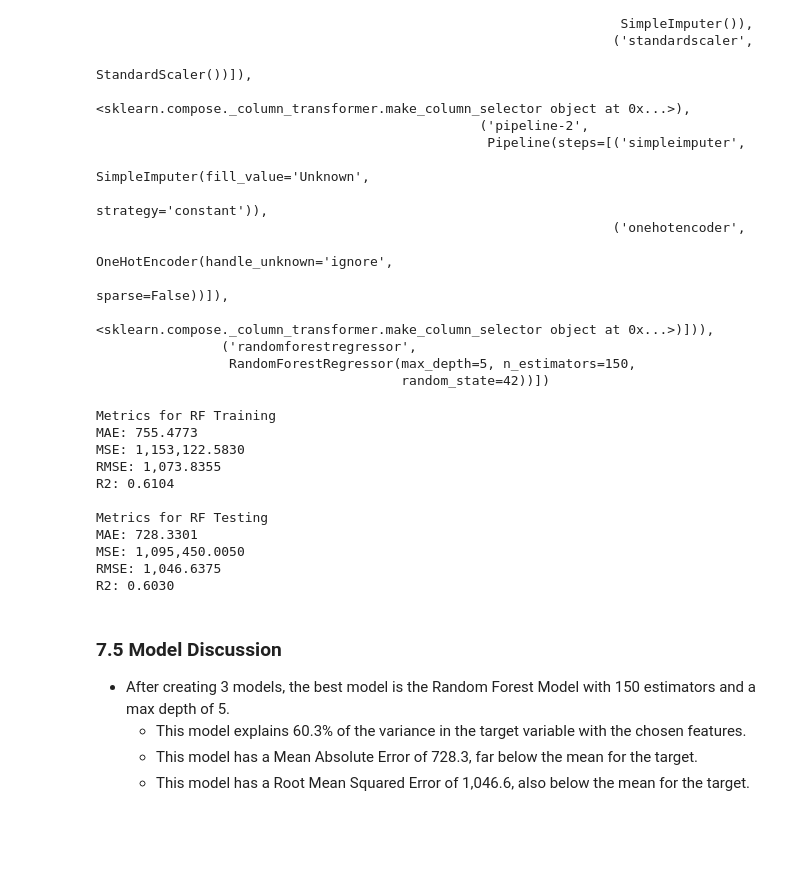
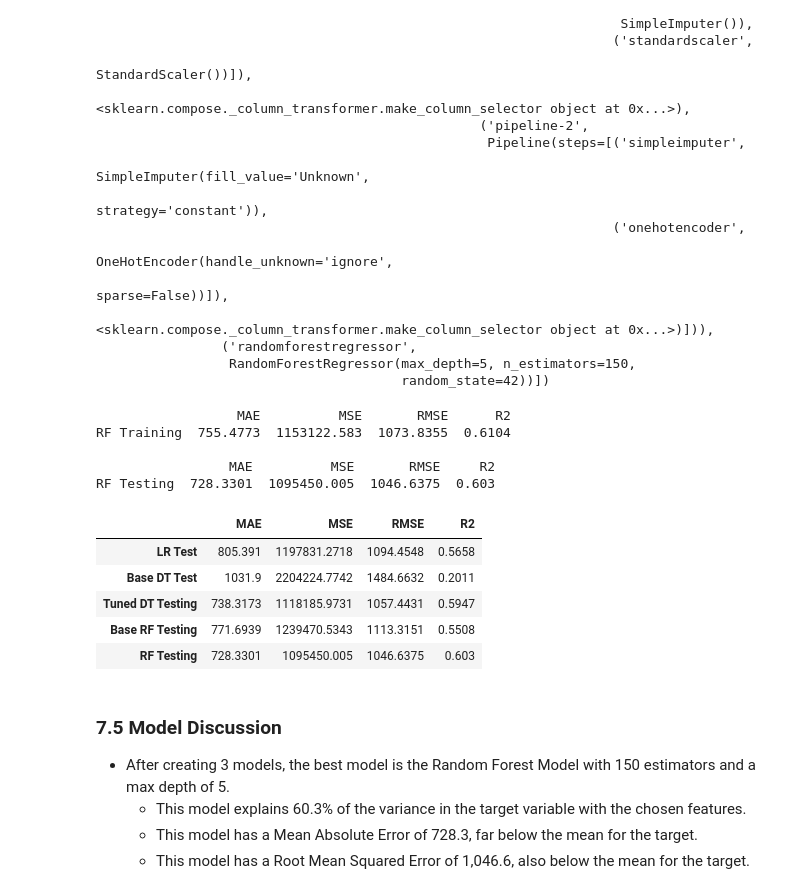
Before and after one commit to RaymondGarcia1107/CodingDojoProject1, a Jupyter notebook: Sales_Predictions.ipynb, the cells around one changed output. Drawn from its saved outputs; the diff is of its cells as text; code cells hidden in the pictures; blank space fills up the shorter version.

```diff
--- a/Sales_Predictions.ipynb
+++ b/Sales_Predictions.ipynb
@@ -941,6 +947,7 @@ y_hat_train_linear = lin_pipe.predict(X_train)
 y_hat_test_linear = lin_pipe.predict(X_test)
 
 # Score
-model_eval(y_train, y_hat_train_linear, 'LR Train')
-model_eval(y_test, y_hat_test_linear, 'LR Test')
+print(model_eval(y_train, y_hat_train_linear, name = 'LR Train'),'\n')
+model_scores = model_eval(y_test, y_hat_test_linear, 'LR Test')
+print(model_scores)
 # %% [output]
@@ -995,6 +996,9 @@ y_hat_train_dt = dt_pipe.predict(X_train)
 y_hat_test_dt = dt_pipe.predict(X_test)
 
 # Score
-model_eval(y_train, y_hat_train_dt, 'DT Train')
-model_eval(y_test, y_hat_test_dt, 'DT Test')
+print(model_eval(y_train, y_hat_train_dt, 'Base DT Train'),'\n')
+print(model_eval(y_test, y_hat_test_dt, 'Base DT Test'))
+
+model_scores = pd.concat([model_scores, model_eval(y_test, y_hat_test_dt, 'Base DT Test')])
+model_scores
 # %% [output]
@@ -1057,6 +1058,9 @@ best_dt_pipe = make_pipeline(preprocessor, best_dt)
 
 best_dt_pipe.fit(X_train, y_train)
 
-model_eval(y_train, best_dt_pipe.predict(X_train), name = 'DT Training')
-model_eval(y_test, best_dt_pipe.predict(X_test), name = 'DT Testing')
+print(model_eval(y_train, best_dt_pipe.predict(X_train), name = 'Tuned DT Training'),'\n')
+print(model_eval(y_test, best_dt_pipe.predict(X_test), name = 'Tuned DT Testing'))
+
+model_scores = pd.concat([model_scores, model_eval(y_test, best_dt_pipe.predict(X_test), name = 'Tuned DT Testing')])
+model_scores
 # %% [output]
@@ -1103,6 +1105,9 @@ Pipeline(steps=[('columntransformer',
 # %% [markdown]
 * Now lets test out the base model
 # %%
-model_eval(y_train, RFpipe.predict(X_train), name = 'RF Training')
-model_eval(y_test, RFpipe.predict(X_test), name = 'RF Testing')
+print(model_eval(y_train, RFpipe.predict(X_train), name = 'Base RF Training'),'\n')
+print(model_eval(y_test, RFpipe.predict(X_test), name = 'Base RF Testing'))
+
+model_scores = pd.concat([model_scores, model_eval(y_test, RFpipe.predict(X_test), name = 'Base RF Testing')])
+model_scores
 # %% [output]
@@ -1226,20 +1230,23 @@ Pipeline(steps=[('columntransformer',
                  RandomForestRegressor(max_depth=5, n_estimators=150,
                                        random_state=42))])
 # %%
-model_eval(y_train, best_rf_pipe.predict(X_train), name = 'RF Training')
-model_eval(y_test, best_rf_pipe.predict(X_test), name = 'RF Testing')
+print(model_eval(y_train, best_rf_pipe.predict(X_train), name = 'RF Training'),'\n')
+print(model_eval(y_test, best_rf_pipe.predict(X_test), name = 'RF Testing'))
+
+model_scores = pd.concat([model_scores, model_eval(y_test, best_rf_pipe.predict(X_test), name = 'RF Testing')])
+model_scores
 # %% [output]
-Metrics for RF Training
-MAE: 755.4773
-MSE: 1,153,122.5830
-RMSE: 1,073.8355
-R2: 0.6104
+                  MAE          MSE       RMSE      R2
+RF Training  755.4773  1153122.583  1073.8355  0.6104
 
-Metrics for RF Testing
-MAE: 728.3301
-MSE: 1,095,450.0050
-RMSE: 1,046.6375
-R2: 0.6030
+                 MAE          MSE       RMSE     R2
+RF Testing  728.3301  1095450.005  1046.6375  0.603
+|  | MAE | MSE | RMSE | R2 |
+| LR Test | 805.391 | 1197831.2718 | 1094.4548 | 0.5658 |
+| Base DT Test | 1031.9 | 2204224.7742 | 1484.6632 | 0.2011 |
+| Tuned DT Testing | 738.3173 | 1118185.9731 | 1057.4431 | 0.5947 |
+| Base RF Testing | 771.6939 | 1239470.5343 | 1113.3151 | 0.5508 |
+| RF Testing | 728.3301 | 1095450.005 | 1046.6375 | 0.603 |
 # %% [markdown]
 ### 7.5 Model Discussion
 * After creating 3 models, the best model is the Random Forest Model with 150 estimators and a max depth of 5.
```
Also changed, not shown: parts of 8 cells of this notebook.
